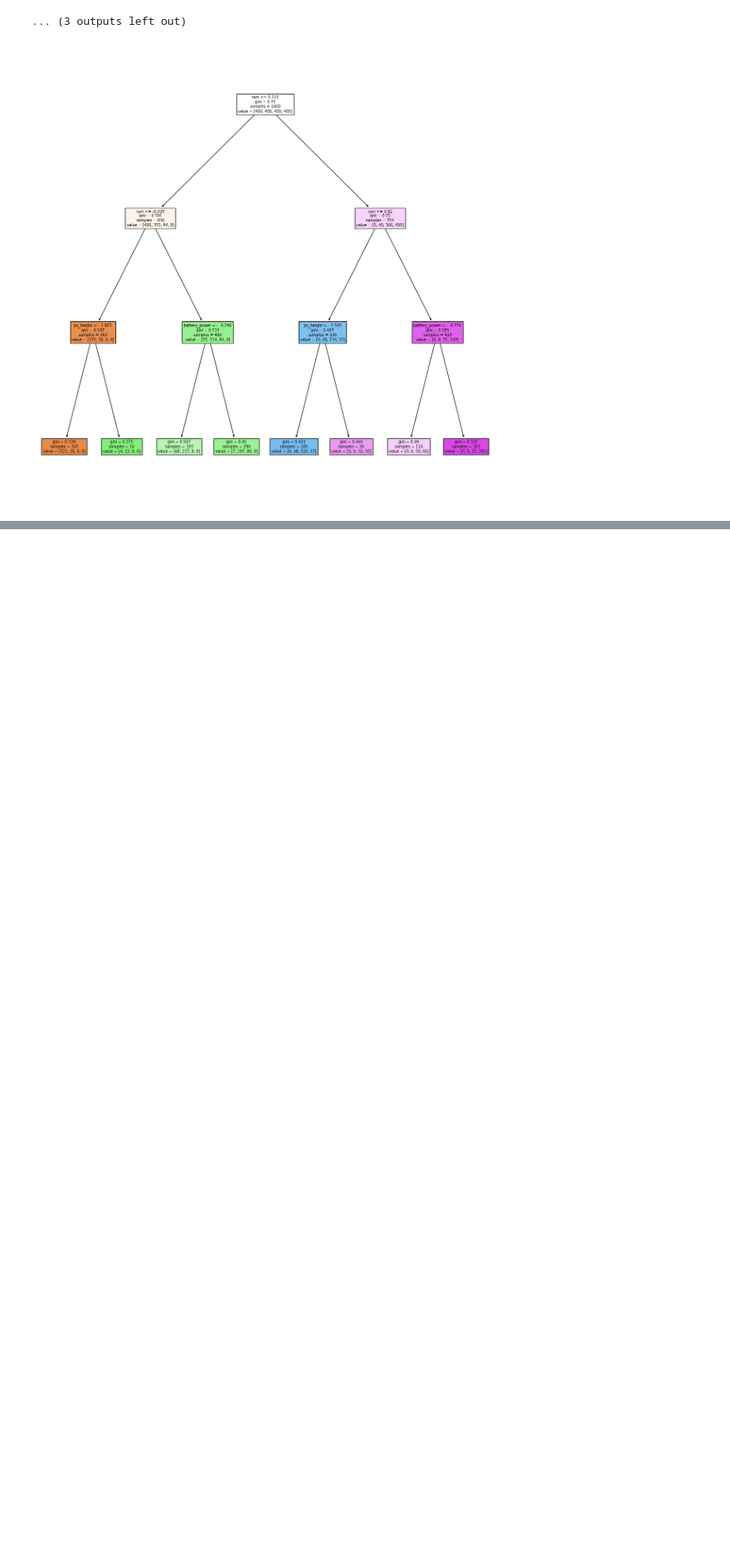
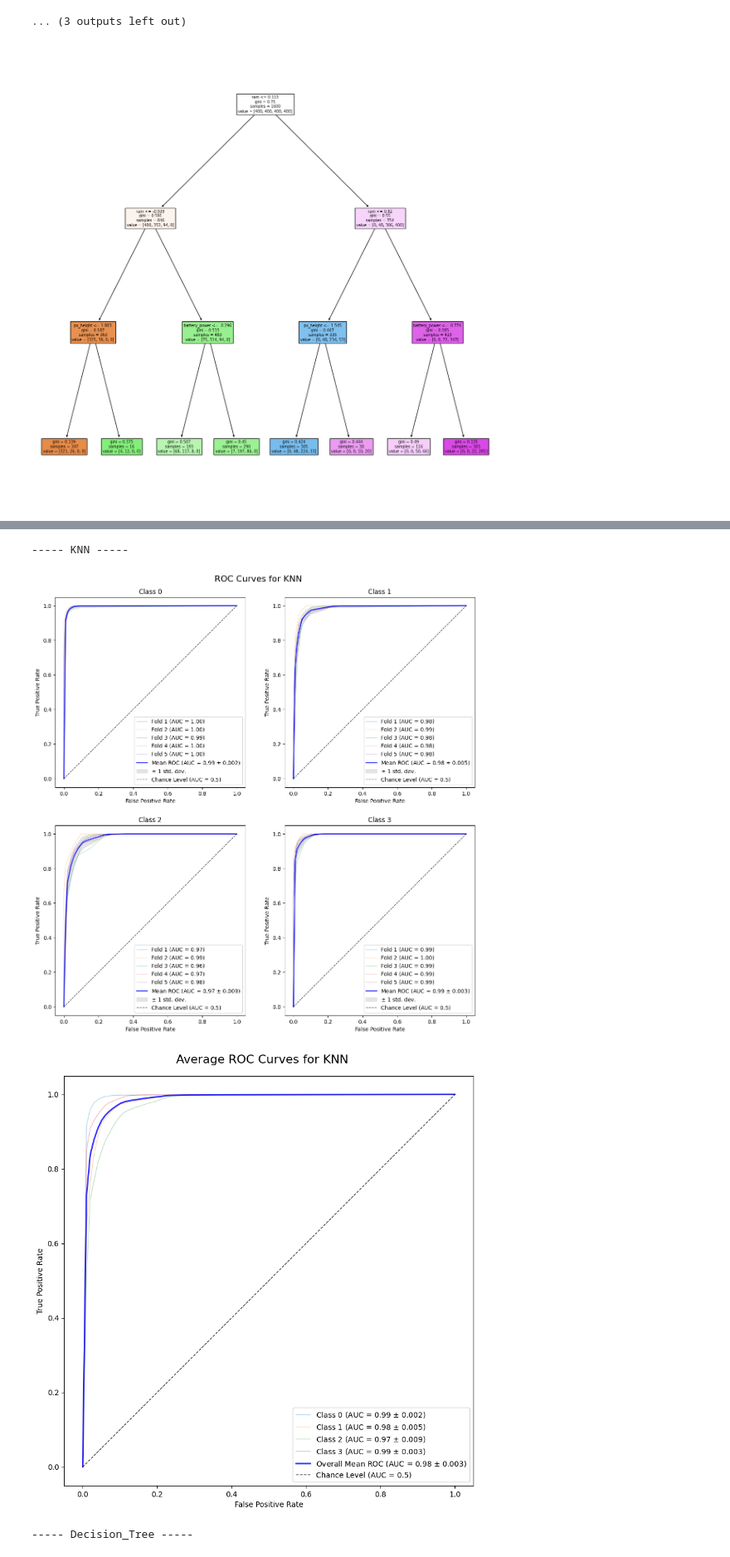
Before and after one commit to DaniCortes/IN-practica1, a Jupyter notebook: precio-moviles.ipynb, the cells around one changed output, grey strips where cells are left out. Shown at 83% size. Saved outputs shown, nothing was run; the diff lists cells and outputs as text; code cells hidden in the pictures; blank space fills up the shorter version.

```diff
--- a/precio-moviles.ipynb
+++ b/precio-moviles.ipynb
@@ -371,0 +444,8 @@ plt.show()
+# %%
+for name, model in models.items():
+    plot_cv_roc(name, model)
+# %% [output]
+----- KNN -----
+[figure, added]
+[figure, added]
+----- Decision_Tree -----
```
Also changed, not shown: parts of 14 cells of this notebook, 2 other files.
